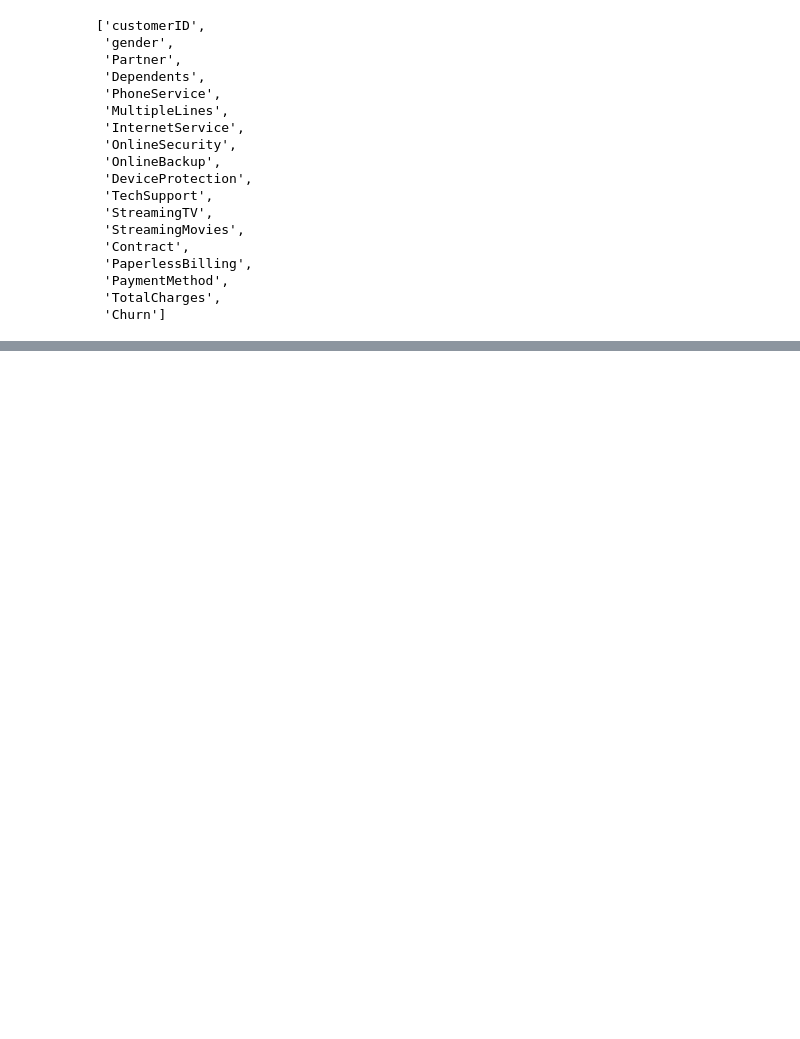
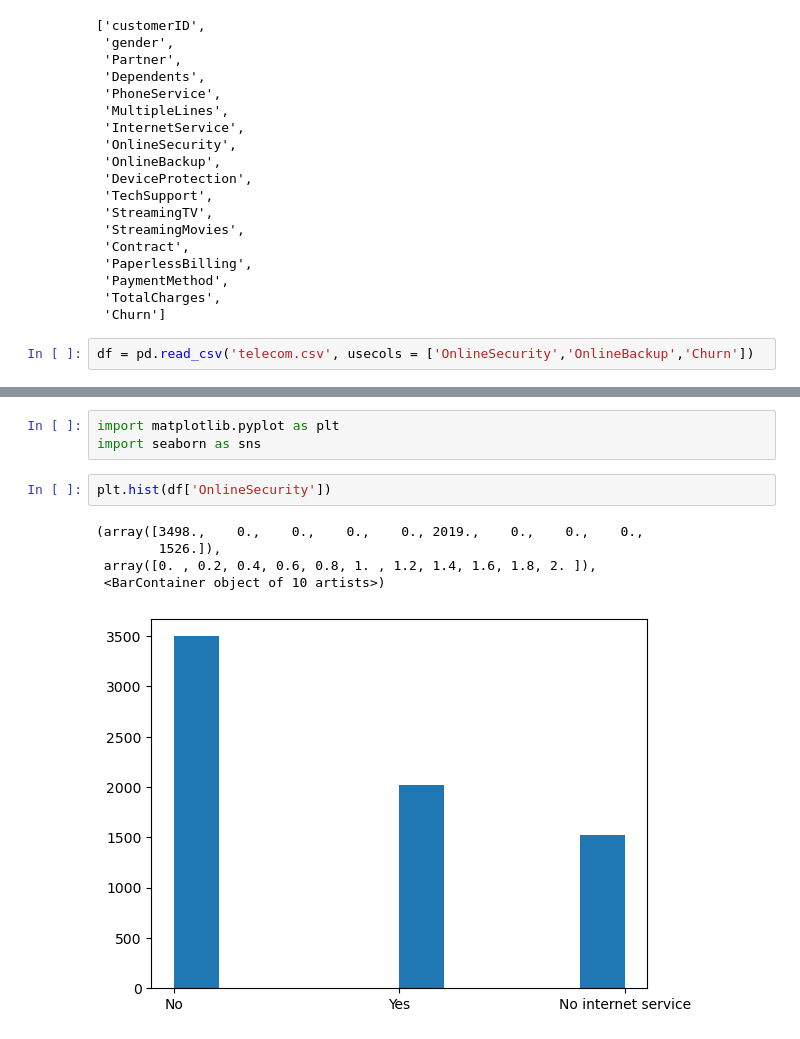
Before and after one commit to Mohamed-Maaz-Rehan/Telecom-Churn-Prediction, a Jupyter notebook: Project.ipynb, the cells around one changed output, grey strips where cells are left out. Saved outputs shown, nothing was run; the diff lists cells and outputs as text; blank space fills up the shorter version.

Commit message:
visualization

```diff
--- a/Project.ipynb
+++ b/Project.ipynb
@@ -166,3 +169,5 @@ df.select_dtypes(include=['object']).columns.tolist()
  'PaymentMethod',
  'TotalCharges',
  'Churn']
+# %%
+df = pd.read_csv('telecom.csv', usecols = ['OnlineSecurity','OnlineBackup','Churn'])
@@ -168,0 +216,11 @@ df.select_dtypes(include=['object']).columns.tolist()
+# %%
+import matplotlib.pyplot as plt
+import seaborn as sns
+# %%
+plt.hist(df['OnlineSecurity'])
+# %% [output]
+(array([3498.,    0.,    0.,    0.,    0., 2019.,    0.,    0.,    0.,
+        1526.]),
+ array([0. , 0.2, 0.4, 0.6, 0.8, 1. , 1.2, 1.4, 1.6, 1.8, 2. ]),
+ <BarContainer object of 10 artists>)
+[figure, added]
```
Also changed, not shown: parts of 8 cells of this notebook, 1 other file.
